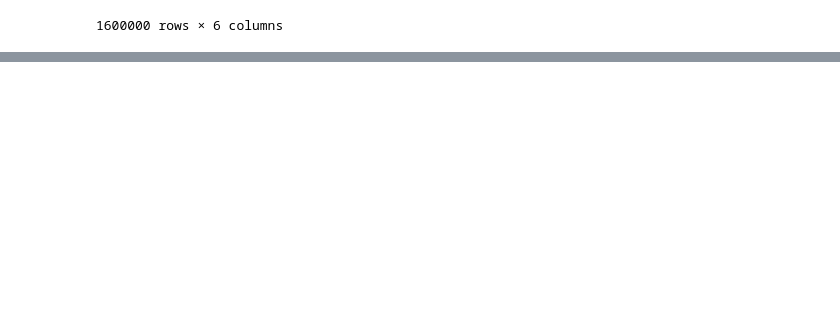
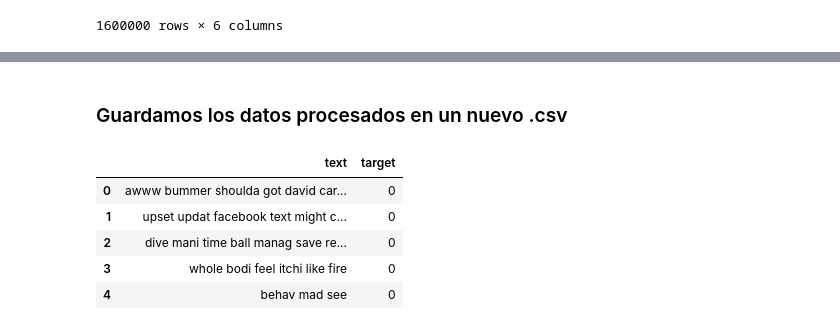
Before and after one commit to josemartin22/Sentiment-Analysis, a Jupyter notebook: workstage/SentimentAnalysis_M2.ipynb, the cells around one changed output, grey strips where cells are left out. Drawn from its saved outputs; the diff is of its cells as text; code cells hidden in the pictures; blank space fills up the shorter version.

```diff
--- a/workstage/SentimentAnalysis_M2.ipynb
+++ b/workstage/SentimentAnalysis_M2.ipynb
@@ -38,0 +123,2 @@ array([0, 4])
+# %%
+nums = [0,400000,800000,1200000,1600000]
@@ -38,0 +160,12 @@ array([0, 4])
+# %%
+%%time
+print ("Cleaning and parsing the tweets...\n")
+
+for i in range(nums[1],nums[2]):
+
+    if((i+1)%10000 == 0 ):
+        print("Tweets %d of %d has been processed" % (i+1, nums[2]))
+
+    clean = tweet_cleaner(train['text'][i])
+    cleaner = preprocesar_texto_tweet(clean)
+    clean_tweet_texts.append(cleaner)
@@ -38,0 +194,12 @@ array([0, 4])
+# %%
+%%time
+print ("Cleaning and parsing the tweets...\n")
+
+for i in range(nums[2],nums[3]):
+
+    if((i+1)%10000 == 0 ):
+        print("Tweets %d of %d has been processed" % (i+1, nums[3]))
+
+    clean = tweet_cleaner(train['text'][i])
+    cleaner = preprocesar_texto_tweet(clean)
+    clean_tweet_texts.append(cleaner)
@@ -38,0 +228,12 @@ array([0, 4])
+# %%
+%%time
+print ("Cleaning and parsing the tweets...\n")
+
+for i in range(nums[3],nums[4]):
+
+    if((i+1)%10000 == 0 ):
+        print("Tweets %d of %d has been processed" % (i+1, nums[4]))
+
+    clean = tweet_cleaner(train['text'][i])
+    cleaner = preprocesar_texto_tweet(clean)
+    clean_tweet_texts.append(cleaner)
@@ -38,0 +258,13 @@ array([0, 4])
+# %% [markdown]
+### Guardamos los datos procesados en un nuevo .csv
+# %%
+clean_df = pd.DataFrame(clean_tweet_texts,columns=['text'])
+clean_df['target'] = train.sentiment
+clean_df.head()
+# %% [output]
+|  | text | target |
+| 0 | awww bummer shoulda got david car... | 0 |
+| 1 | upset updat facebook text might c... | 0 |
+| 2 | dive mani time ball manag save re... | 0 |
+| 3 | whole bodi feel itchi like fire | 0 |
+| 4 | behav mad see | 0 |
```
Also changed, not shown: parts of 24 cells of this notebook.
